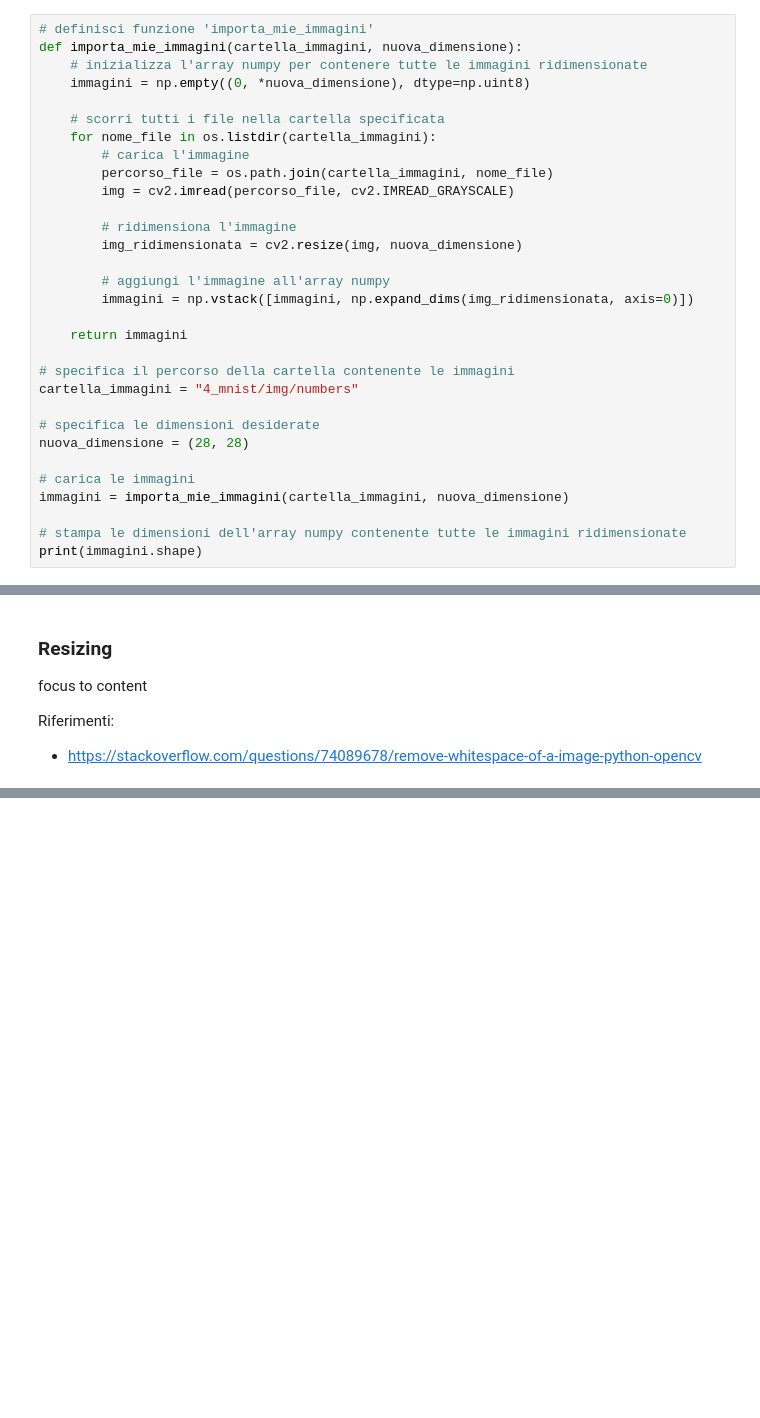
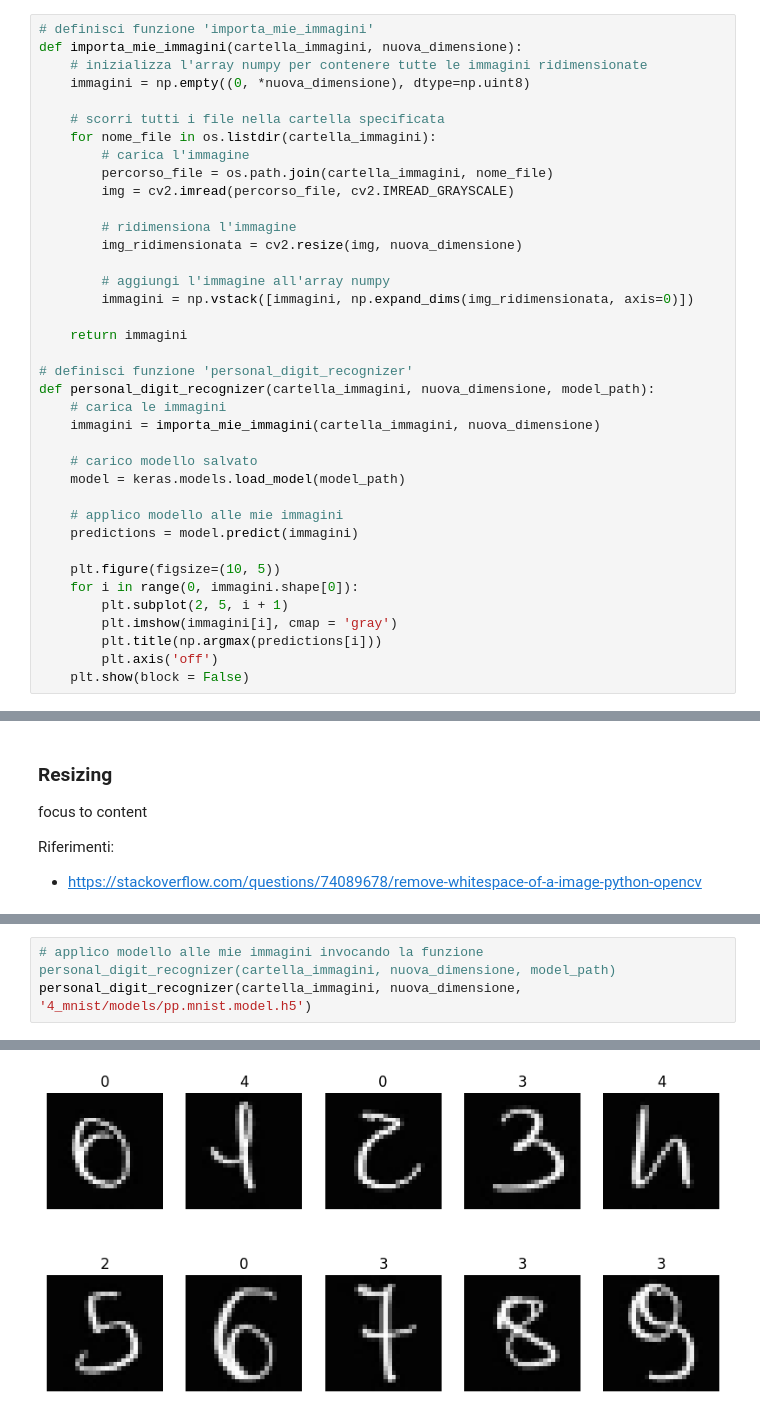
Before and after one commit to dennisangemi/machine-learning-for-physics, a Jupyter notebook: 4_mnist/code/my-mnist.ipynb, the cells around one changed output, grey strips where cells are left out. Saved outputs shown, nothing was run; the diff lists cells and outputs as text; blank space fills up the shorter version.

```diff
--- a/4_mnist/code/my-mnist.ipynb
+++ b/4_mnist/code/my-mnist.ipynb
@@ -143,14 +254,21 @@ def importa_mie_immagini(cartella_immagini, nuova_dimensione):
 
     return immagini
 
-# specifica il percorso della cartella contenente le immagini
-cartella_immagini = "4_mnist/img/numbers"
+# definisci funzione 'personal_digit_recognizer'
+def personal_digit_recognizer(cartella_immagini, nuova_dimensione, model_path):
+    # carica le immagini
+    immagini = importa_mie_immagini(cartella_immagini, nuova_dimensione)
 
-# specifica le dimensioni desiderate
-nuova_dimensione = (28, 28)
+    # carico modello salvato
+    model = keras.models.load_model(model_path)
 
-# carica le immagini
-immagini = importa_mie_immagini(cartella_immagini, nuova_dimensione)
+    # applico modello alle mie immagini
+    predictions = model.predict(immagini)
 
-# stampa le dimensioni dell'array numpy contenente tutte le immagini ridimensionate
-print(immagini.shape)
+    plt.figure(figsize=(10, 5))
+    for i in range(0, immagini.shape[0]):
+        plt.subplot(2, 5, i + 1)
+        plt.imshow(immagini[i], cmap = 'gray')
+        plt.title(np.argmax(predictions[i]))
+        plt.axis('off')
+    plt.show(block = False)
@@ -535,0 +635,4 @@ plt.show()
+# %%
+# applico modello alle mie immagini invocando la funzione personal_digit_recognizer(cartella_immagini, nuova_dimensione, model_path)
+personal_digit_recognizer(cartella_immagini, nuova_dimensione, '4_mnist/models/pp.mnist.model.h5')
+# %% [output]
@@ -535,0 +640 @@ plt.show()
+[figure, added]
```
Also changed, not shown: parts of 36 cells of this notebook, 1 other file.
